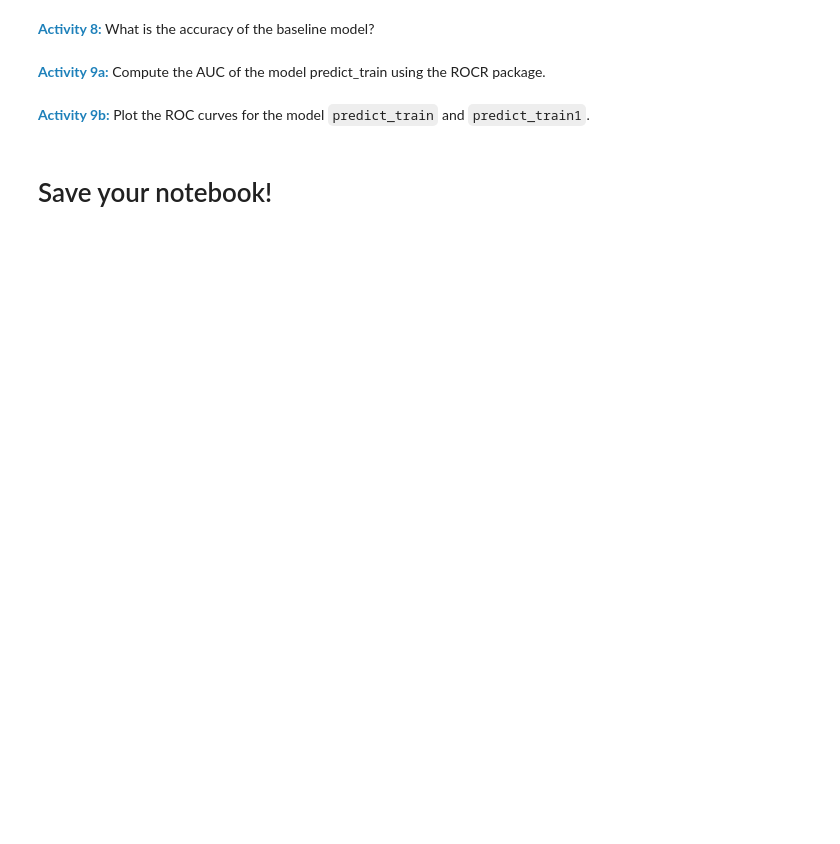
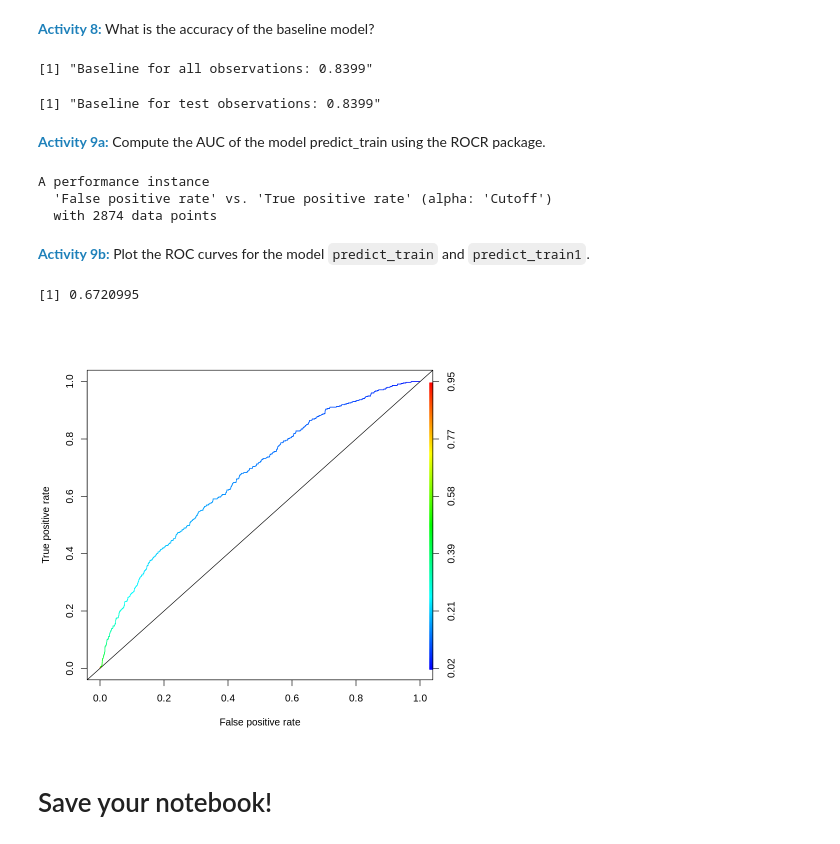
Before and after one commit to SteeltownRiot/DSA, a Jupyter notebook: DSA-7020 Stats for Data Analysis/Module 5 - Regression/Exercises/Exercises_Logistic_Regression.ipynb, the cells around one changed output. Drawn from its saved outputs; the diff is of its cells as text; code cells hidden in the pictures; blank space fills up the shorter version.

```diff
--- a/DSA-7020 Stats for Data Analysis/Module 5 - Regression/Exercises/Exercises_Logistic_Regression.ipynb
+++ b/DSA-7020 Stats for Data Analysis/Module 5 - Regression/Exercises/Exercises_Logistic_Regression.ipynb
@@ -22,4 +45,20 @@ set.seed(144)
+# %%
+# Your code for activity 2 goes here..
+library(caTools)
+set.seed(144)
+
+split = sample.split(loans_data$not.fully.paid, SplitRatio=0.7)
+
+# Train data will have 70% of data
+train_data = subset(loans_data, split==TRUE)
+
+# Test data will have the rest 30% of data
+test_data = subset(loans_data, split==FALSE)
 # %% [markdown]
 <span style="color:#1d80ba; font-size:14px; font-weight:700">Activity 3:</span> Build a logistic regression model on train_data to predict not.fully.paid using all the independent variables. Run summary().
 # %%
 # Your code for activity 3 goes here..
+
+predict_train = glm(not.fully.paid ~ ., data=train_data, family=binomial)
+
+summary(predict_train)
@@ -63,5 +147,12 @@ predicted.risk =
 # Your answer for activity 8 goes here..
 
 # Just do the math here using the numbers you got in above confusion matrix. No need of any code.
+# In the lab it asked us to predict the most frequent outcome for all obs to get baseline.
+# The above instruction is to use numbers from the confusion matrix so I have included both.
+paste("Baseline for all observations:", round(8045/(8045+1533),4))
+paste("Baseline for test observations:", round((2400+13)/(2413+457+3),4))
+# %% [output]
+[1] "Baseline for all observations: 0.8399"
+[1] "Baseline for test observations: 0.8399"
 # %% [markdown]
 <span style="color:#1d80ba; font-size:14px; font-weight:700">Activity 9a:</span> Compute the AUC of the model predict_train using the ROCR package.
@@ -71,6 +159,27 @@ library(ROCR)
+# %%
+library(ROCR)
+# Your answer for activity 9a goes here..
+framingham_log = predict_train
+predictTest = predict_test
+
+predict_test = predict(predict_train, type="response", newdata=test_data)
+
+ROCR_predictions = prediction(predict_test, test_data$not.fully.paid)
+
+perf <- performance(ROCR_predictions,"tpr","fpr")
+# %% [output]
+A performance instance
+  'False positive rate' vs. 'True positive rate' (alpha: 'Cutoff')
+  with 2874 data points
 # %% [markdown]
 <span style="color:#1d80ba; font-size:14px; font-weight:700">Activity 9b:</span> Plot the ROC curves for the model `predict_train` and `predict_train1`.
 # %%
 # Your answer for activity 9b goes here..
+plot(perf,colorize=TRUE)
+abline(0,1)
+as.numeric(performance(ROCR_predictions,"auc")@y.values)
+# %% [output]
+[1] 0.6720995
+[figure, added]
 # %% [markdown]
 # Save your notebook!
```
Also changed, not shown: parts of 9 cells of this notebook.
